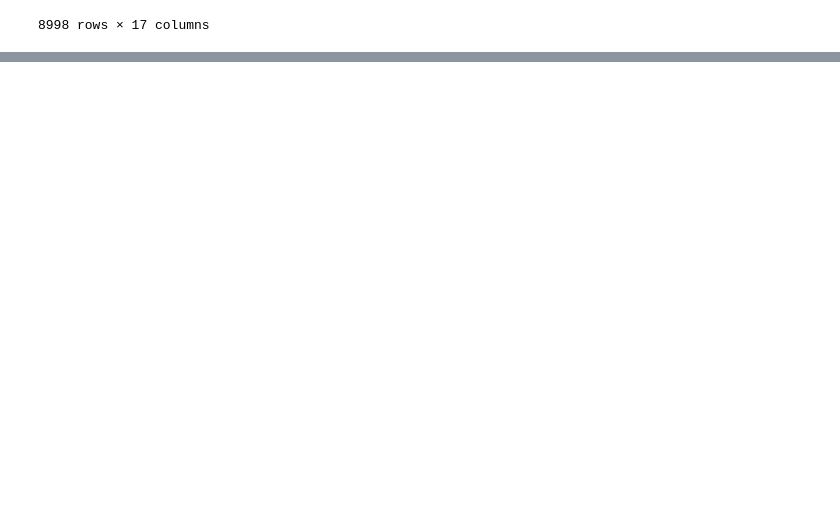
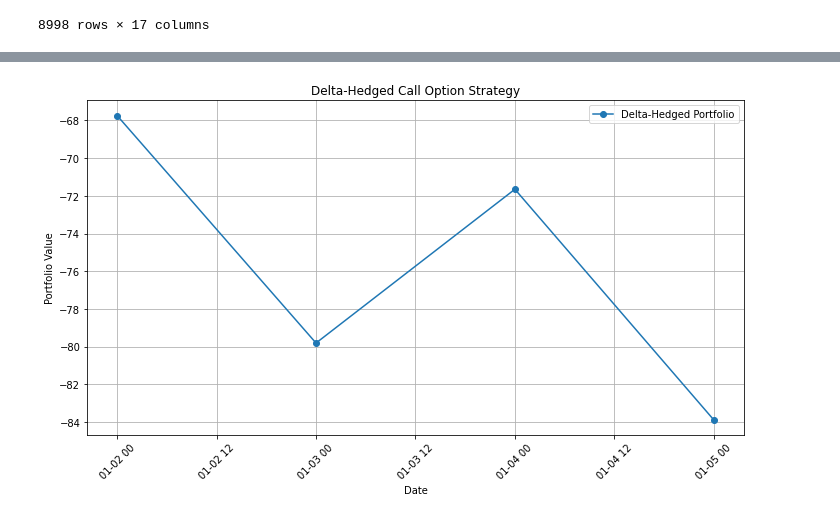
Before and after one commit to lanfeustX/Backtest, a Jupyter notebook: strat.ipynb, the cells around one changed output, grey strips where cells are left out. Drawn from its saved outputs; the diff is of its cells as text; code cells hidden in the pictures; blank space fills up the shorter version.

```diff
--- a/strat.ipynb
+++ b/strat.ipynb
@@ -1821,0 +2746,94 @@ beta = fit_beta(pd.DataFrame(generated_data), X_train)
+# %%
+import numpy as np
+import pandas as pd
+from scipy.stats import norm
+import matplotlib.pyplot as plt
+
+# ... (Black-Scholes and simulation functions from previous responses)
+
+
+def delta_hedge(stock_prices, K, T, r, sigma):
+    """Calculates the delta of a call option and simulates a delta-hedged portfolio."""
+
+
+    deltas = []
+    portfolio_values = []
+    initial_stock_price = stock_prices[0]
+    option_price = black_scholes_call(initial_stock_price, K, T, r, sigma)
+    # Initialize Portfolio
+
+    portfolio_value = option_price  # Start with the initial value of the call option (selling the call)
+
+    # added to initialize loop
+    previous_delta = norm.cdf((np.log(initial_stock_price / K) + (r + sigma**2 / 2) * T) / (sigma * np.sqrt(T)))
+    shares_held = -previous_delta
+    portfolio_value += shares_held * initial_stock_price
+
+
+
+    for i in range(1, len(stock_prices)):  #start from second day
+        t = T - (i/ 252)  # 252 trading days on average
+        delta = norm.cdf((np.log(stock_prices[i] / K) + (r + sigma**2 / 2) * t) / (sigma * np.sqrt(t)))
+        deltas.append(delta)
+
+
+        shares_to_buy_or_sell = - (delta - previous_delta) # Negative sign because we sold the option initially
+
+        portfolio_value += shares_to_buy_or_sell * stock_prices[i] # Update portfolio value with cost of shares (or revenue if we are selling)
+        portfolio_values.append(portfolio_value)
+        previous_delta = delta
+
+
+
+
+    return pd.Series(portfolio_values, index=stock_prices.index[1:]), pd.Series(deltas, index=stock_prices.index[1:]) # Align index with stock prices (starting from the second day)
+
+
+
+# Example usage:
+# Sample stock prices (replace with your actual data)
+dates = pd.to_datetime(['2024-01-01', '2024-01-02', '2024-01-03', '2024-01-04', '2024-01-05'])
+stock_prices = pd.Series([150, 152, 155, 153, 156], index=dates)
+
+K = 155  # Strike price
+T = 0.25  # Time to expiration (3 months = 0.25 years)
+r = 0.04  # Risk-free rate
+sigma = 0.2  # Volatility
+
+
+portfolio_values, deltas = delta_hedge(stock_prices, K, T, r, sigma)
+
+
+# Plotting
+plt.figure(figsize=(10, 6))
+plt.plot(portfolio_values.index.to_numpy(), portfolio_values.values, marker='o', linestyle='-', label="Delta-Hedged Portfolio")
+plt.title("Delta-Hedged Call Option Strategy")
+plt.xlabel("Date")
+plt.ylabel("Portfolio Value")
+plt.grid(True)
+plt.legend()
+plt.xticks(rotation=45)
+plt.tight_layout()
+
+
+
+# Plot Delta on a secondary y-axis (optional)
+fig, ax1 = plt.subplots(figsize=(10,6))
+
+ax2 = ax1.twinx()
+ax1.plot(portfolio_values.index.to_numpy(), portfolio_values.values, 'g-')
+ax2.plot(deltas.index.to_numpy(), deltas.values, 'b-')
+
+ax1.set_xlabel('Date')
+ax1.set_ylabel('Portfolio Value', color='g')
+ax2.set_ylabel('Delta', color='b')
+ax1.set_title("Delta-Hedged Call Option Strategy with Delta")
+ax1.grid(True)
+plt.xticks(rotation=45)
+plt.tight_layout()
+
+
+
+plt.show()
+# %% [output]
+[figure, added]
```
Also changed, not shown: parts of 63 cells of this notebook.
